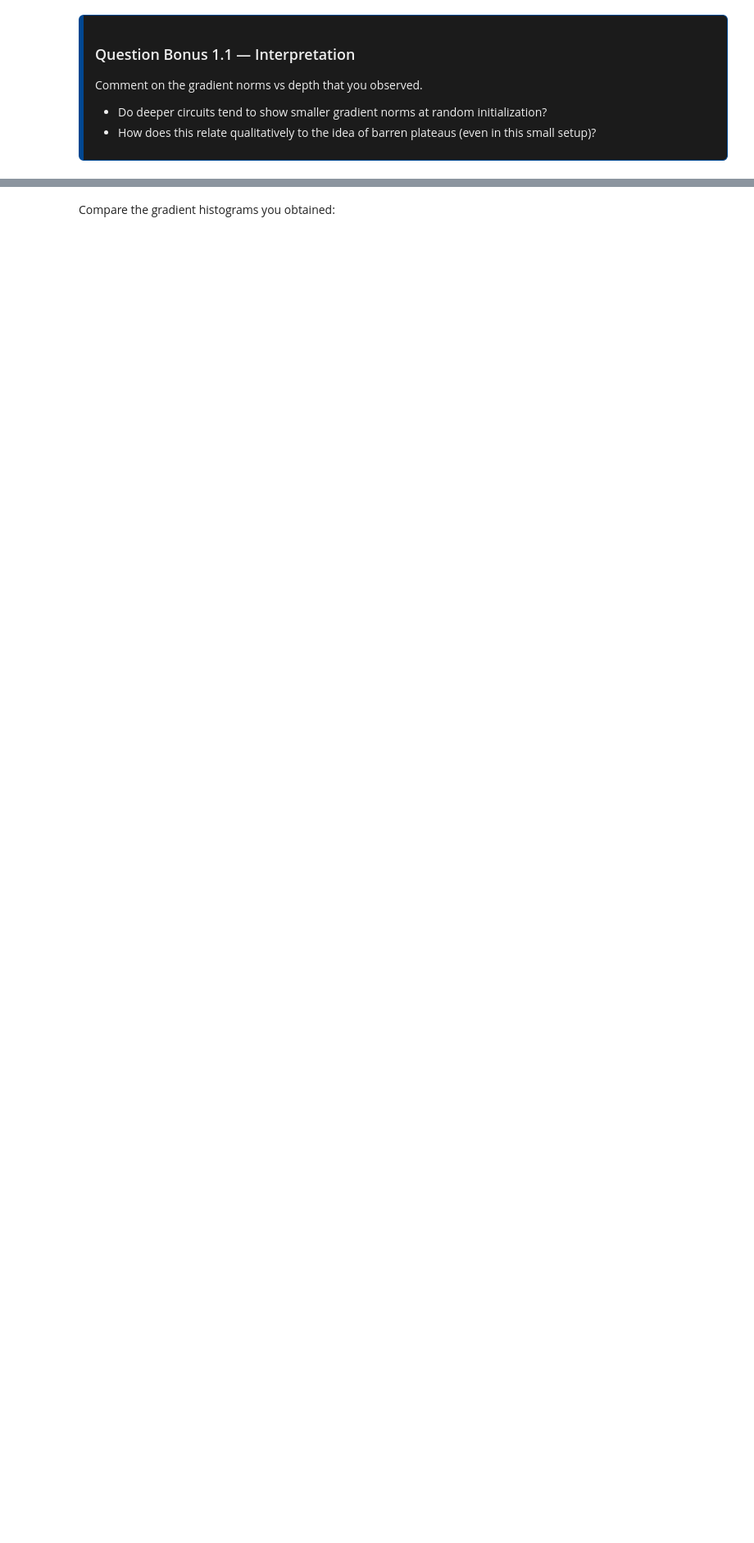
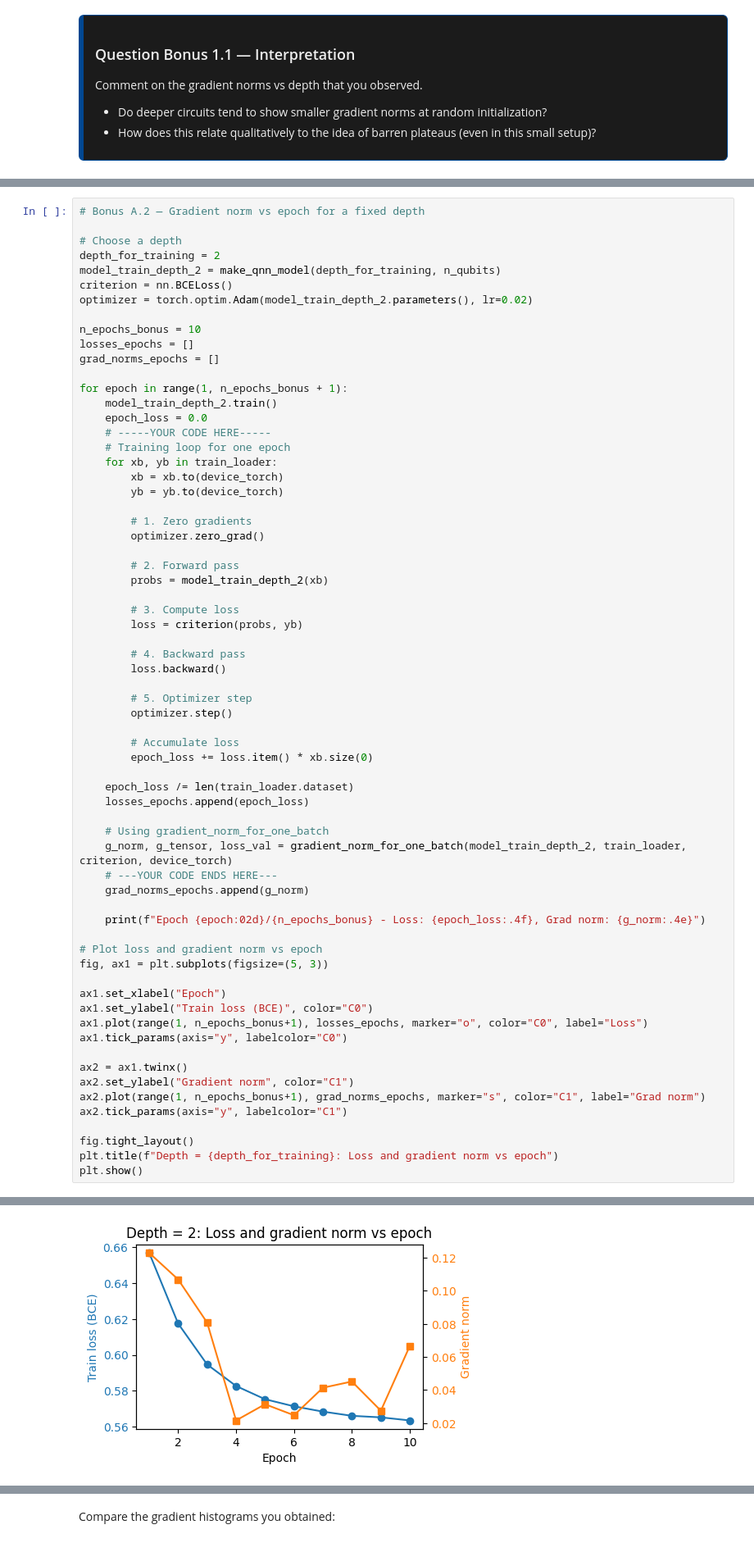
Before and after one commit to ScottMcHaffie/DD2368_assignments, a Jupyter notebook: assignment3/Assignment_3_scott.ipynb, the cells around one changed output, grey strips where cells are left out. Shown at 82% size. Saved outputs shown, nothing was run; the diff lists cells and outputs as text; blank space fills up the shorter version.

```diff
--- a/assignment3/Assignment_3_scott.ipynb
+++ b/assignment3/Assignment_3_scott.ipynb
@@ -764,3 +746,70 @@ We now study how the gradient norm evolves during training for a fixed circuit d
 5. Comment on whether gradients tend to shrink as training progresses.
 
 > Hint: You can reuse your training loop, but add a call to `gradient_norm_for_one_batch` at the end of each epoch, using the current model parameters.
+# %%
+# Bonus A.2 — Gradient norm vs epoch for a fixed depth
+
+# Choose a depth
+depth_for_training = 2
+model_train_depth_2 = make_qnn_model(depth_for_training, n_qubits)
+criterion = nn.BCELoss()
+optimizer = torch.optim.Adam(model_train_depth_2.parameters(), lr=0.02)
+
+n_epochs_bonus = 10
+losses_epochs = []
+grad_norms_epochs = []
+
+for epoch in range(1, n_epochs_bonus + 1):
+    model_train_depth_2.train()
+    epoch_loss = 0.0
+    # -----YOUR CODE HERE-----
+    # Training loop for one epoch
+    for xb, yb in train_loader:
+        xb = xb.to(device_torch)
+        yb = yb.to(device_torch)
+
+        # 1. Zero gradients
+        optimizer.zero_grad()
+
+        # 2. Forward pass
+        probs = model_train_depth_2(xb)
+
+        # 3. Compute loss
+        loss = criterion(probs, yb)
+
+        # 4. Backward pass
+        loss.backward()
+
+        # 5. Optimizer step
+        optimizer.step()
+
+        # Accumulate loss
+        epoch_loss += loss.item() * xb.size(0)
+
+    epoch_loss /= len(train_loader.dataset)
+    losses_epochs.append(epoch_loss)
+
+    # Using gradient_norm_for_one_batch
+    g_norm, g_tensor, loss_val = gradient_norm_for_one_batch(model_train_depth_2, train_loader, criterion, device_torch)
+    # ---YOUR CODE ENDS HERE---
+    grad_norms_epochs.append(g_norm)
+
+    print(f"Epoch {epoch:02d}/{n_epochs_bonus} - Loss: {epoch_loss:.4f}, Grad norm: {g_norm:.4e}")
+
+# Plot loss and gradient norm vs epoch
+fig, ax1 = plt.subplots(figsize=(5, 3))
+
+ax1.set_xlabel("Epoch")
+ax1.set_ylabel("Train loss (BCE)", color="C0")
+ax1.plot(range(1, n_epochs_bonus+1), losses_epochs, marker="o", color="C0", label="Loss")
+ax1.tick_params(axis="y", labelcolor="C0")
+
+ax2 = ax1.twinx()
+ax2.set_ylabel("Gradient norm", color="C1")
+ax2.plot(range(1, n_epochs_bonus+1), grad_norms_epochs, marker="s", color="C1", label="Grad norm")
+ax2.tick_params(axis="y", labelcolor="C1")
+
+fig.tight_layout()
+plt.title(f"Depth = {depth_for_training}: Loss and gradient norm vs epoch")
+plt.show()
+# %% [output]
@@ -767,3 +826,4 @@ We now study how the gradient norm evolves during training for a fixed circuit d
+[figure, added]
 # %%
 # Bonus A.2 — Gradient norm vs epoch for a fixed depth
 
```
Also changed, not shown: parts of 23 cells of this notebook.
